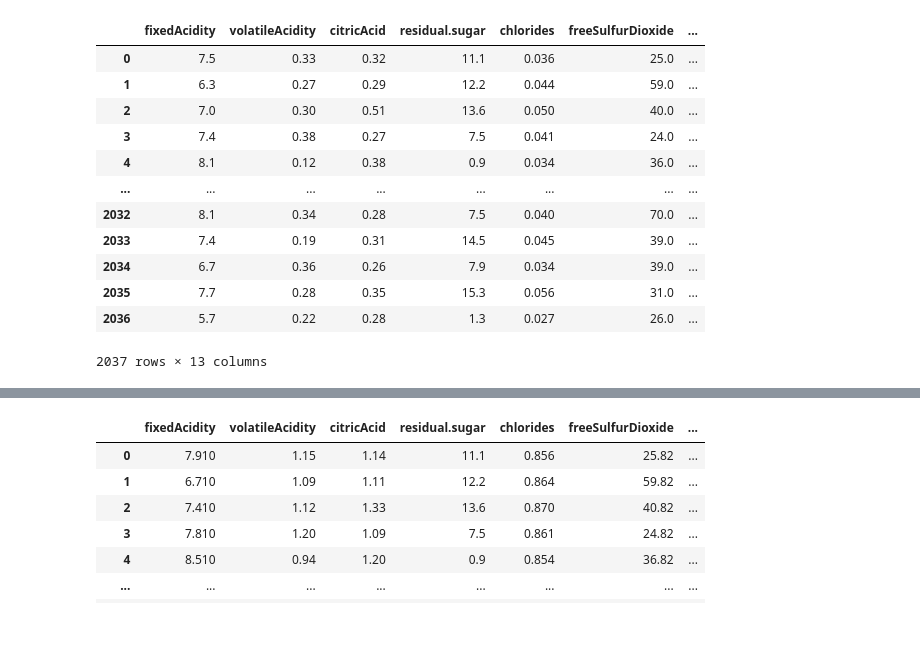
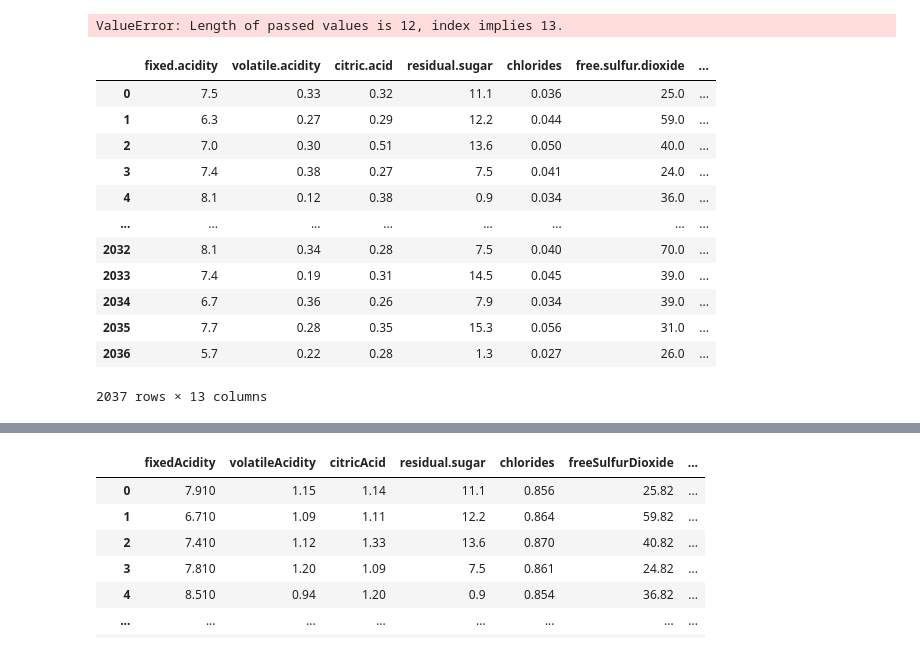
Before and after one commit to anik-cse/DataSciencePortfolio, a Jupyter notebook: Wine-Quality-Prediction-Analysis-Machine-Learning-Python/Wine Quality Prediction Analysis.ipynb, the cells around one changed output, grey strips where cells are left out. Cells and saved outputs as stored; diff of their text form; code cells hidden in the pictures.

```diff
--- a/Wine-Quality-Prediction-Analysis-Machine-Learning-Python/Wine Quality Prediction Analysis.ipynb
+++ b/Wine-Quality-Prediction-Analysis-Machine-Learning-Python/Wine Quality Prediction Analysis.ipynb
@@ -24,5 +85,7 @@ ModuleNotFoundError: No module named 'plotly'
 # %%
-df1 = df
+df2 = df
+# %% [output]
+ValueError: Length of passed values is 12, index implies 13.
 # %%
 #cleaning columns name
 
@@ -33,9 +96,9 @@ df1.rename(columns={'fixed.acidity': 'fixedAcidity',
                   'total.sulfur.dioxide': 'totalSulfurDioxide',
                   'rt.sulfur.dioxide': 'rtSulfurDioxide'}, inplace=True)
 # %%
-display (df1)
+display (df2)
 # %% [output]
-|  | fixedAcidity | volatileAcidity | citricAcid | residual.sugar | chlorides | freeSulfurDioxide | ... |
+|  | fixed.acidity | volatile.acidity | citric.acid | residual.sugar | chlorides | free.sulfur.dioxide | ... |
 | 0 | 7.5 | 0.33 | 0.32 | 11.1 | 0.036 | 25.0 | ... |
 | 1 | 6.3 | 0.27 | 0.29 | 12.2 | 0.044 | 59.0 | ... |
 | 2 | 7.0 | 0.30 | 0.51 | 13.6 | 0.050 | 40.0 | ... |
```
Also changed, not shown: parts of 5 cells of this notebook, 6 other files.
